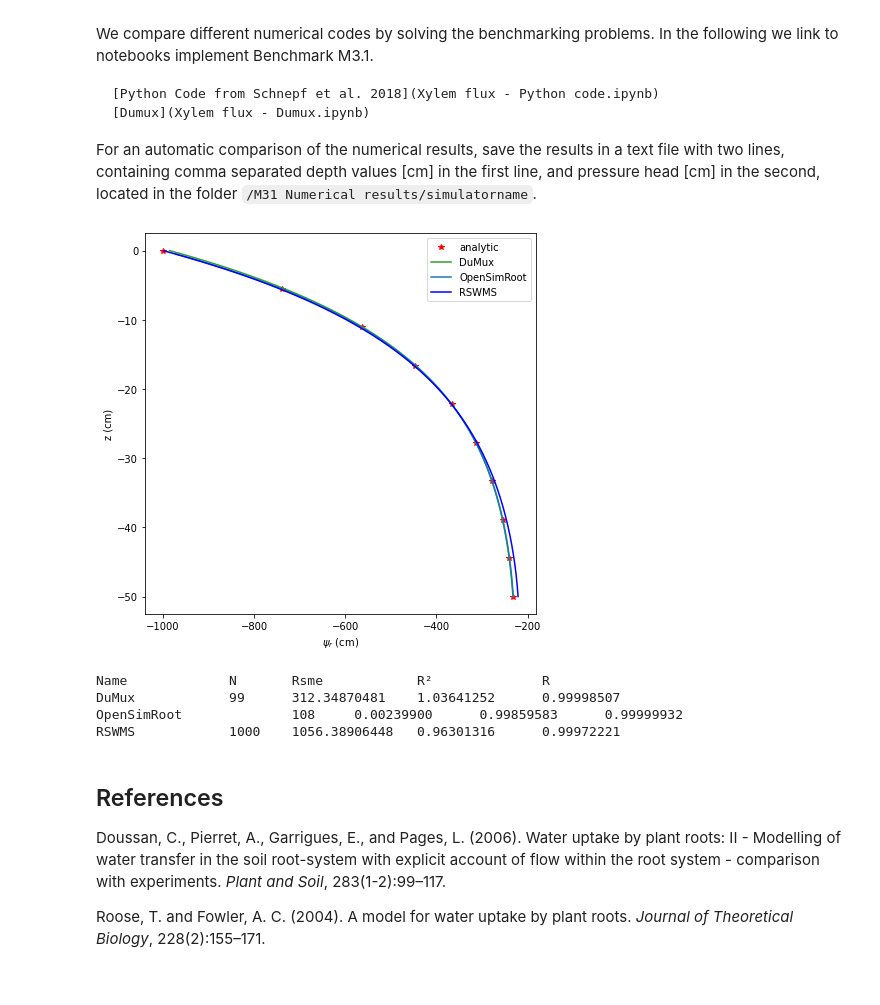
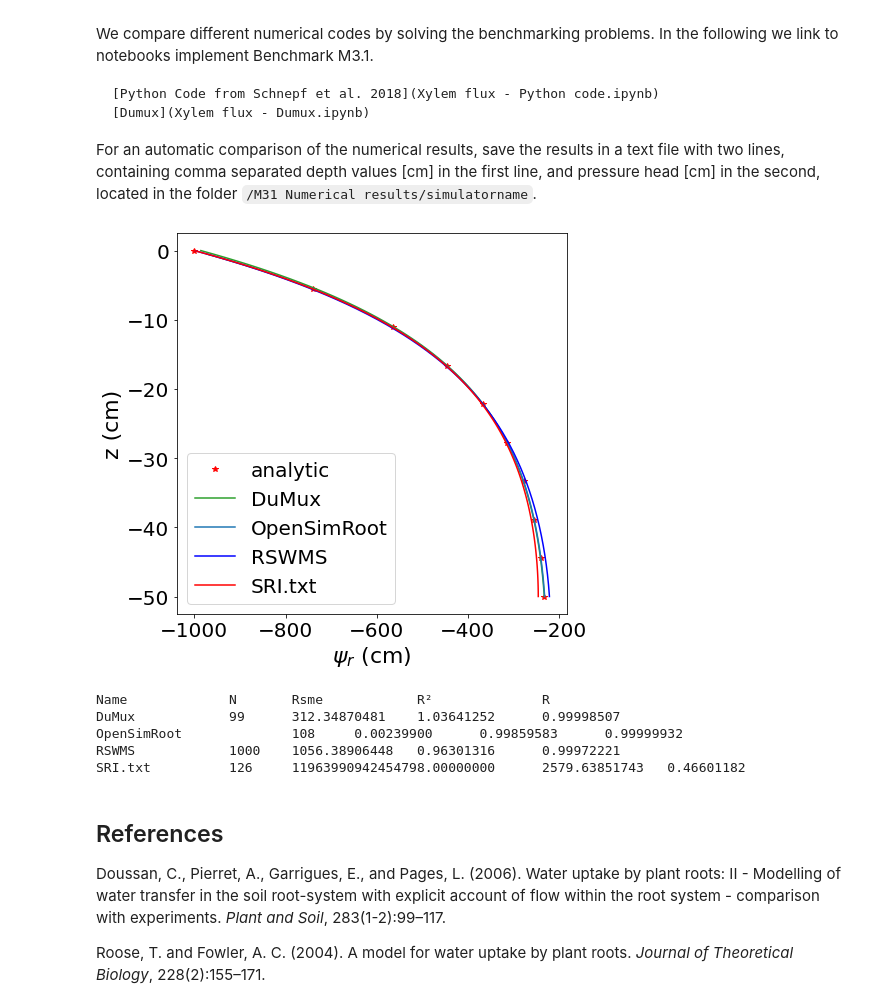
Before and after one commit to RSA-benchmarks/collaborative-comparison, a Jupyter notebook: M3 Water flow in roots/M3.1 Single root/M3.1 Automated comparison.ipynb, the cells around one changed output. Cells and saved outputs as stored; diff of their text form; code cells hidden in the pictures.

```diff
--- a/M3 Water flow in roots/M3.1 Single root/M3.1 Automated comparison.ipynb
+++ b/M3 Water flow in roots/M3.1 Single root/M3.1 Automated comparison.ipynb
@@ -39,7 +39,7 @@ plt.plot(list(map(p_r, y)),y,"r*")
 
 j = 0 # number of files
 r, rsme, rsquare, nn = [], [], [], []
-col=["C2","C0","b"]
+col=["C2","C0","b","r"]
 l = ["analytic"]
 for dirname, dirnames, filenames in os.walk('M31 Numerical results/.'):
     filenames.sort()
@@ -47,7 +47,7 @@ for dirname, dirnames, filenames in os.walk('M31 Numerical results/.'):
         try:
             l.append(f)
             data = np.loadtxt("M31 Numerical results/"+f,delimiter=',')
-            plt.plot(data[1,:],data[0,:],col[i]) # numeric solution
+            plt.plot(data[1,:],-np.abs(data[0,:]),col[i]) # numeric solution
             j += 1
             # Evaluate
             n = len(data[1,:])
@@ -59,38 +59,39 @@ for dirname, dirnames, filenames in os.walk('M31 Numerical results/.'):
             r_ =  np.sum((data[1,:]-om)*(pr_-pm)) / (np.sqrt(np.sum(np.square(data[1,:]-om)))*np.sqrt(np.sum(np.square(pr_-pm))) )
             r.append(r_*r_)
             # calculate R^2
             meany = np.mean(data[1,:])
             r2 = np.sum(np.square(pr_-meany)) / np.sum(np.square(data[1,:]-meany))
             rsquare.append(r2)
             # calculate RSME
             rsme_ = np.square(np.sum(np.square(data[1,:]-pr_)/n))
             rsme.append(rsme_)
         except Exception as ex:
             print("Something went wrong with file "+f)
             print(ex)
 plt.xlabel("$\\psi_r$ (cm)")
 plt.ylabel("z (cm)")
 plt.legend(l)
 #plt.xticks(np.arange(-6,4,3))
 #plt.yticks(np.arange(-16,1,4))
 plt.rc('font', size=20)          # controls default text sizes
 plt.rc('axes', titlesize=22)     # fontsize of the axes title
 plt.rc('axes', labelsize=22)    # fontsize of the x and y labels
 plt.rc('xtick', labelsize=20)    # fontsize of the tick labels
 plt.rc('ytick', labelsize=20)    # fontsize of the tick labels
 plt.rc('legend', fontsize=20)    # legend fontsize
 plt.rc('figure', titlesize=22)  # fontsize of the figure title
 #plt.savefig('m31_results.png', dpi=300, bbox_inches = "tight")
 plt.show()
 print("Name\t\t", "N\t", "Rsme\t\t", "R²\t\t", "R")
 for i in range(0,j):
     print(l[i+1]+"\t\t",nn[i],"\t",'{:2.8f}'.format(rsme[i]),"\t", '{:2.8f}'.format(rsquare[i]),"\t",'{:2.8f}'.format(r[i]) )
 # %% [output]
-[figure, old version]
+[figure, new version]
 Name             N       Rsme            R²              R
 DuMux            99      312.34870481    1.03641252      0.99998507
 OpenSimRoot              108     0.00239900      0.99859583      0.99999932
 RSWMS            1000    1056.38906448   0.96301316      0.99972221
+SRI.txt          126     11963990942454798.00000000      2579.63851743   0.46601182
 # %% [markdown]
 ## References
 
```
Also changed, not shown: 3 other files.
